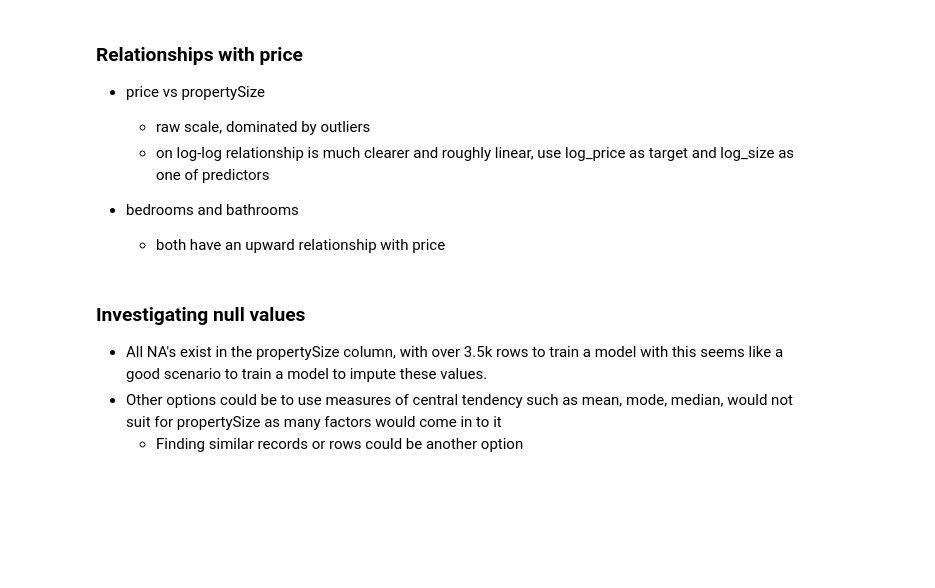
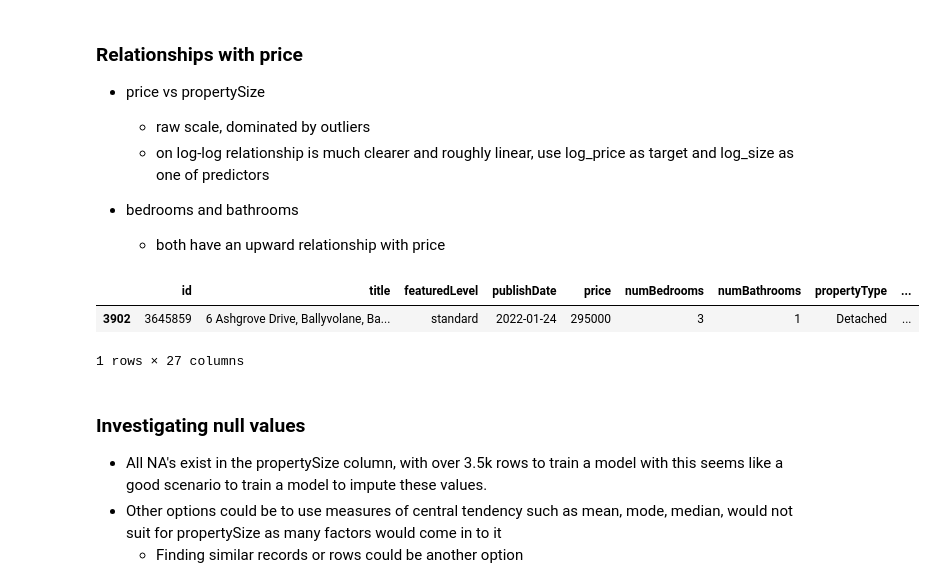
Before and after one commit to rs337/stats_group_assignment, a Jupyter notebook: data_exploration.ipynb, the cells around one changed output. Drawn from its saved outputs; the diff is of its cells as text; code cells hidden in the pictures; blank space fills up the shorter version.

```diff
--- a/data_exploration.ipynb
+++ b/data_exploration.ipynb
@@ -279,3 +285,9 @@ px.scatter(df, x='numBathrooms', y='numBedrooms', trendline='ols',
+# %%
+df[df['latitude'].isin([39.78373])]
+# %% [output]
+|  | id | title | featuredLevel | publishDate | price | numBedrooms | numBathrooms | propertyType | ... |
+| 3902 | 3645859 | 6 Ashgrove Drive, Ballyvolane, Ba... | standard | 2022-01-24 | 295000 | 3 | 1 | Detached | ... |
+1 rows × 27 columns
 # %% [markdown]
 ### Investigating null values
 - All NA's exist in the propertySize column, with over 3.5k rows to train a model with this seems like a good scenario to train a model to impute these values.
```
Also changed, not shown: parts of 2 cells of this notebook, 1 other file.
